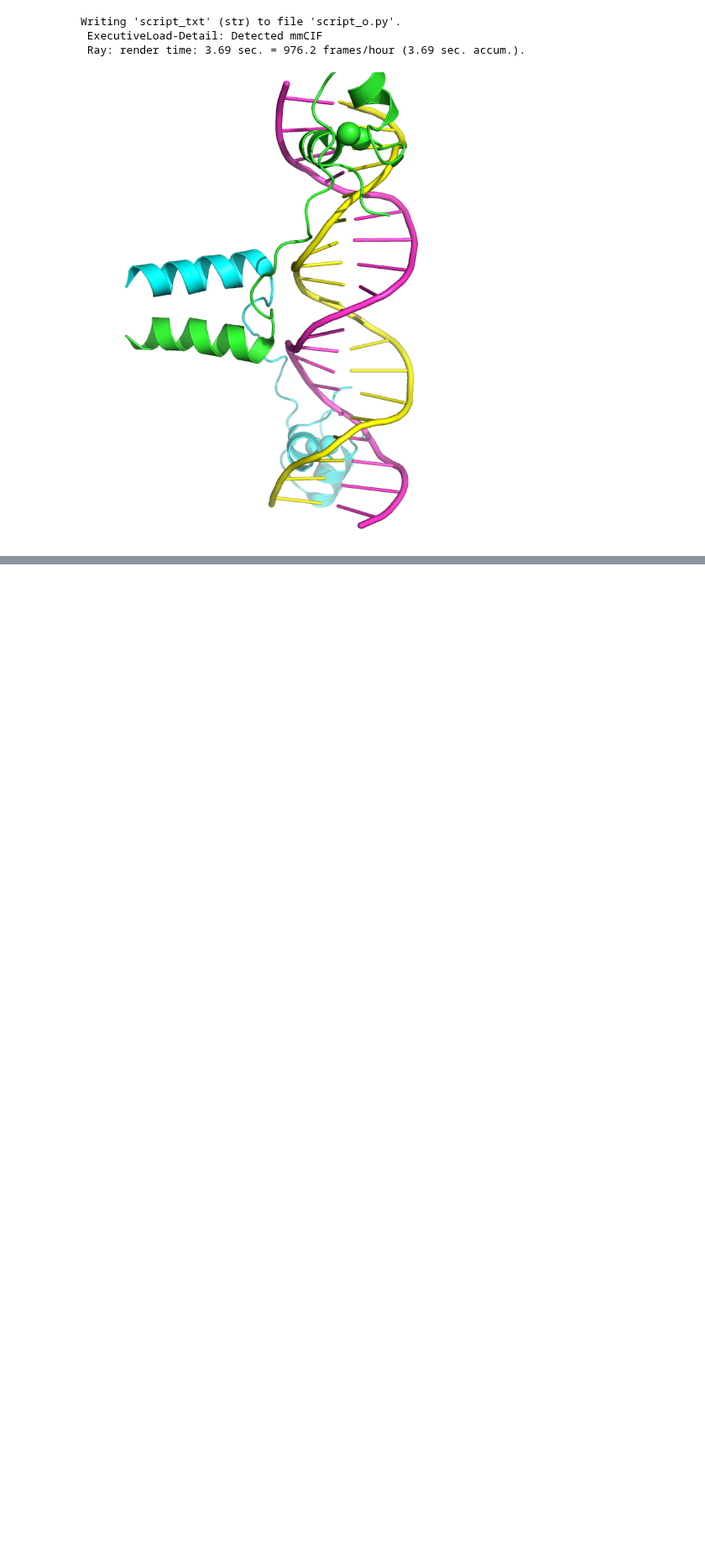
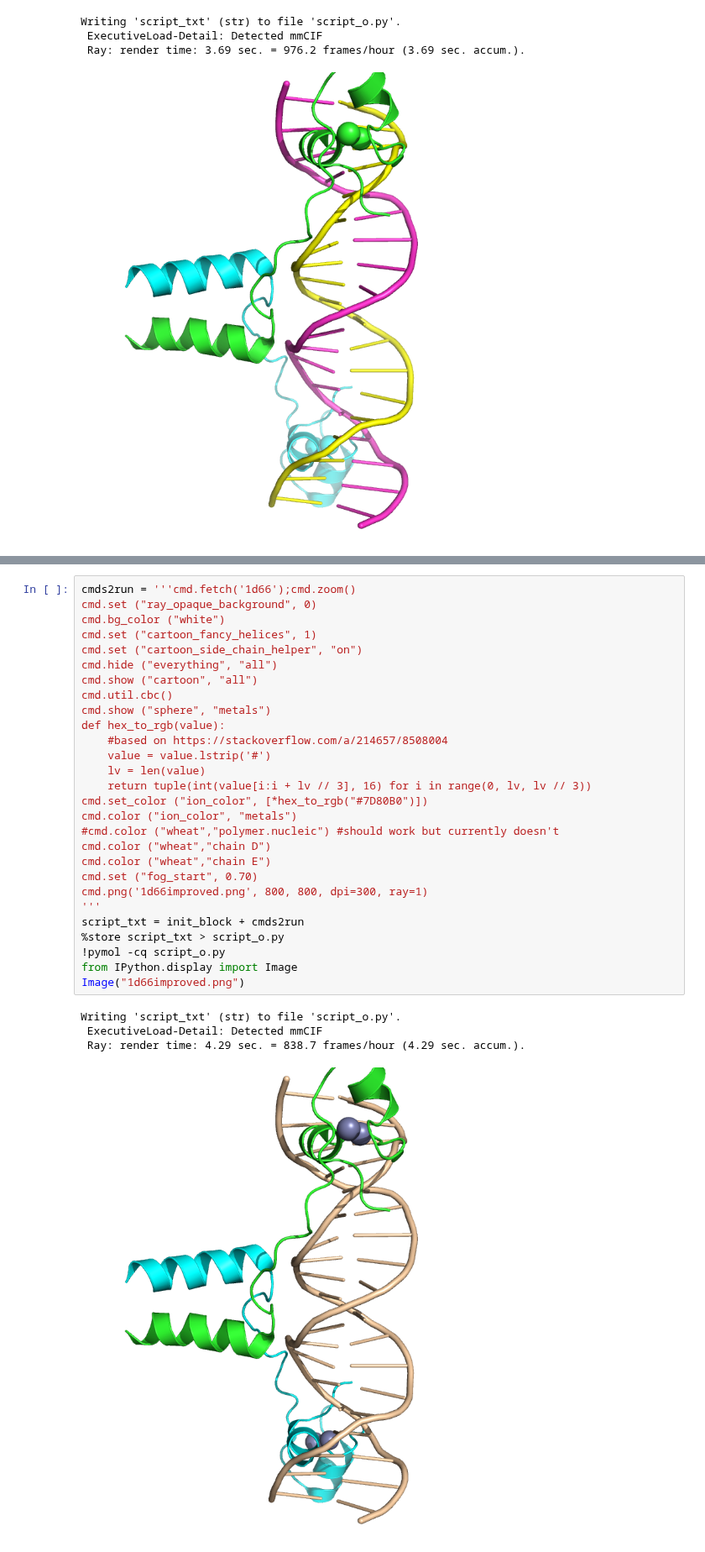
Before and after one commit to fomightez/pymol-binder, a Jupyter notebook: notebooks/demo_fetch.ipynb, the cells around one changed output, grey strips where cells are left out. Shown at 84% size. Saved outputs shown, nothing was run; the diff lists cells and outputs as text; blank space fills up the shorter version.

Commit message:
finish fetch and make image demo

```diff
--- a/notebooks/demo_fetch.ipynb
+++ b/notebooks/demo_fetch.ipynb
@@ -160,0 +141,33 @@ Image("test_a.png")
+# %%
+cmds2run = '''cmd.fetch('1d66');cmd.zoom()
+cmd.set ("ray_opaque_background", 0)
+cmd.bg_color ("white")
+cmd.set ("cartoon_fancy_helices", 1)
+cmd.set ("cartoon_side_chain_helper", "on")
+cmd.hide ("everything", "all")
+cmd.show ("cartoon", "all")
+cmd.util.cbc()
+cmd.show ("sphere", "metals")
+def hex_to_rgb(value):
+    #based on https://stackoverflow.com/a/214657/8508004
+    value = value.lstrip('#')
+    lv = len(value)
+    return tuple(int(value[i:i + lv // 3], 16) for i in range(0, lv, lv // 3))
+cmd.set_color ("ion_color", [*hex_to_rgb("#7D80B0")])
+cmd.color ("ion_color", "metals")
+#cmd.color ("wheat","polymer.nucleic") #should work but currently doesn't
+cmd.color ("wheat","chain D")
+cmd.color ("wheat","chain E")
+cmd.set ("fog_start", 0.70)
+cmd.png('1d66improved.png', 800, 800, dpi=300, ray=1)
+'''
+script_txt = init_block + cmds2run
+%store script_txt > script_o.py
+!pymol -cq script_o.py
+from IPython.display import Image
+Image("1d66improved.png")
+# %% [output]
+Writing 'script_txt' (str) to file 'script_o.py'.
+ ExecutiveLoad-Detail: Detected mmCIF
+ Ray: render time: 4.29 sec. = 838.7 frames/hour (4.29 sec. accum.).
+[figure, added]
```
Also changed, not shown: parts of 11 cells of this notebook.
